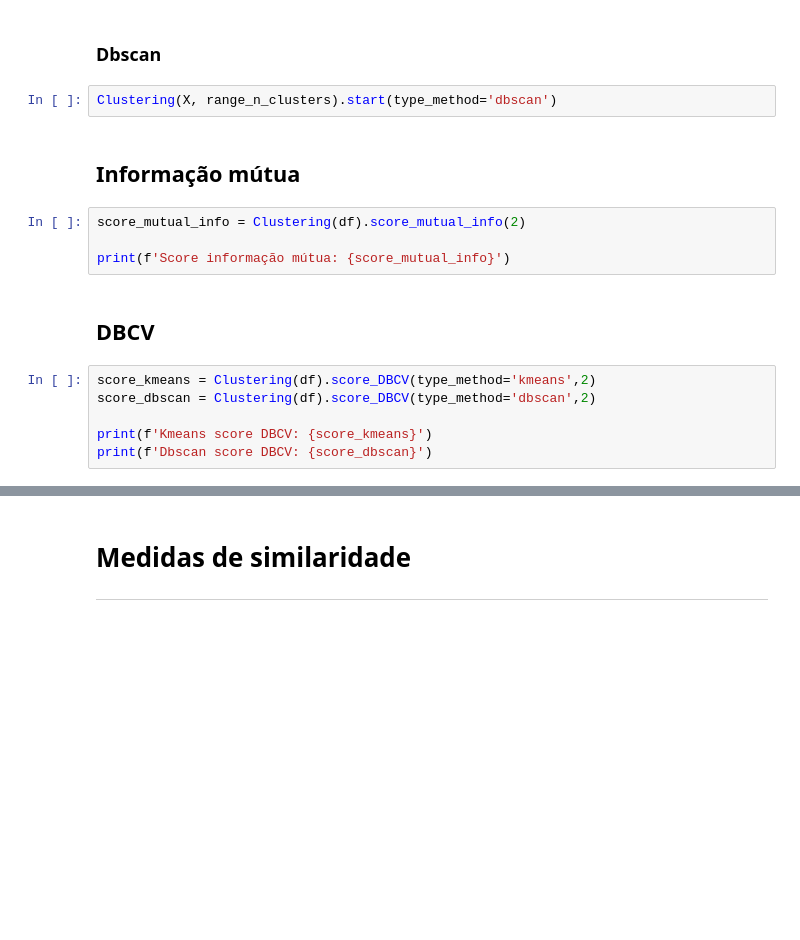
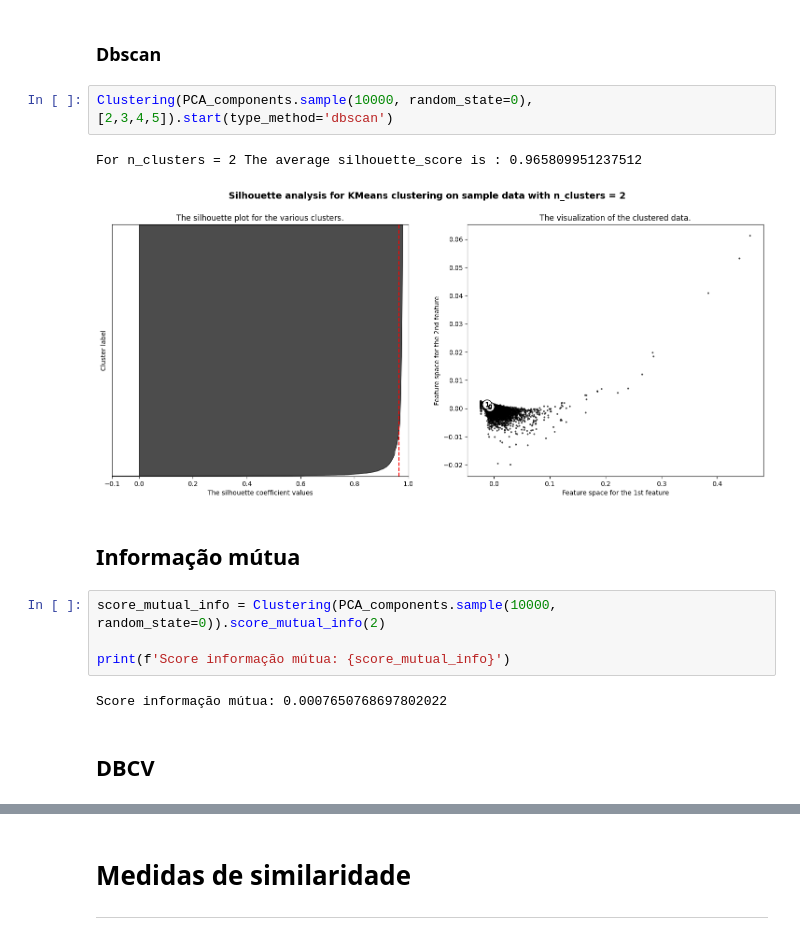
Before and after one commit to humbertoinfnet/classificacao-nao-supervisionada, a Jupyter notebook: classificacao_nao_supervisionada.ipynb, the cells around one changed output, grey strips where cells are left out. Drawn from its saved outputs; the diff is of its cells as text; blank space fills up the shorter version.

```diff
--- a/classificacao_nao_supervisionada.ipynb
+++ b/classificacao_nao_supervisionada.ipynb
@@ -271,18 +349,17 @@ Clustering(X, range_n_clusters).start(type_method='kmeans')
 # %% [markdown]
 ### Dbscan
-# %%
-Clustering(X, range_n_clusters).start(type_method='dbscan')
+# %%
+Clustering(PCA_components.sample(10000, random_state=0), [2,3,4,5]).start(type_method='dbscan')
+# %% [output]
+For n_clusters = 2 The average silhouette_score is : 0.965809951237512
+[figure, added]
 # %% [markdown]
 ## Informação mútua
 # %%
-score_mutual_info = Clustering(df).score_mutual_info(2)
+score_mutual_info = Clustering(PCA_components.sample(10000, random_state=0)).score_mutual_info(2)
 
 print(f'Score informação mútua: {score_mutual_info}')
+# %% [output]
+Score informação mútua: 0.0007650768697802022
 # %% [markdown]
 ## DBCV
-# %%
-score_kmeans = Clustering(df).score_DBCV(type_method='kmeans',2)
-score_dbscan = Clustering(df).score_DBCV(type_method='dbscan',2)
-
-print(f'Kmeans score DBCV: {score_kmeans}')
-print(f'Dbscan score DBCV: {score_dbscan}')
```
Also changed, not shown: parts of 20 cells of this notebook.
